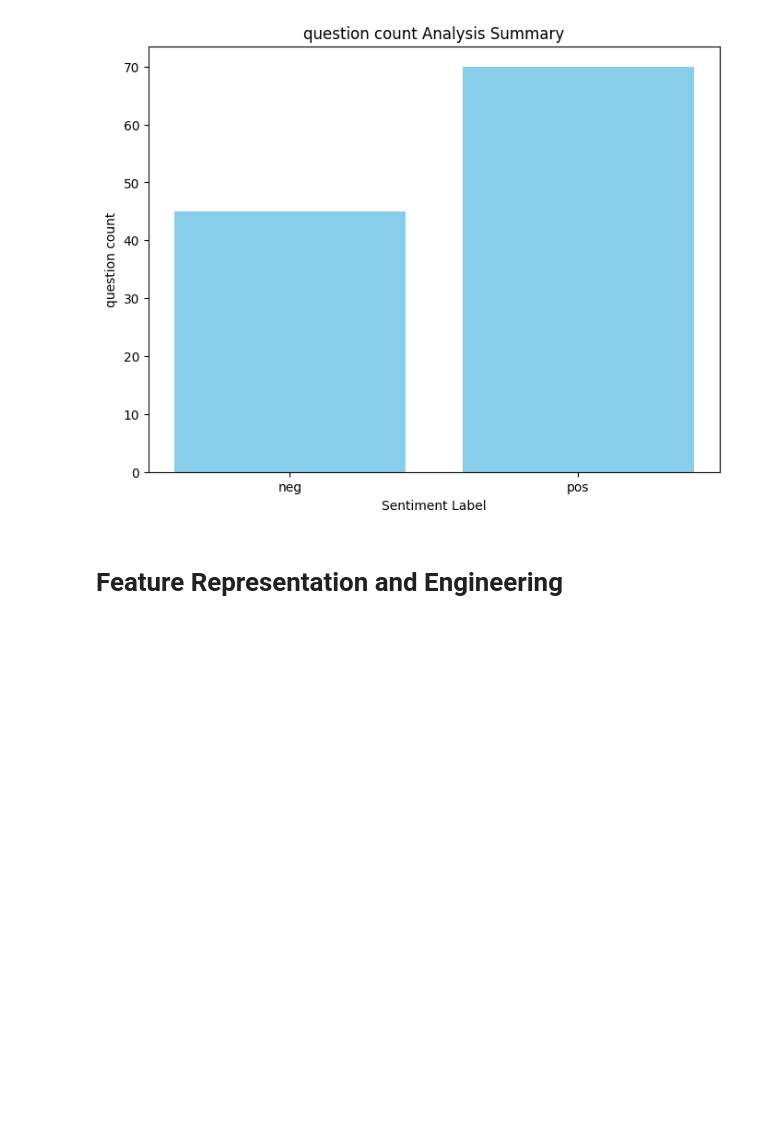
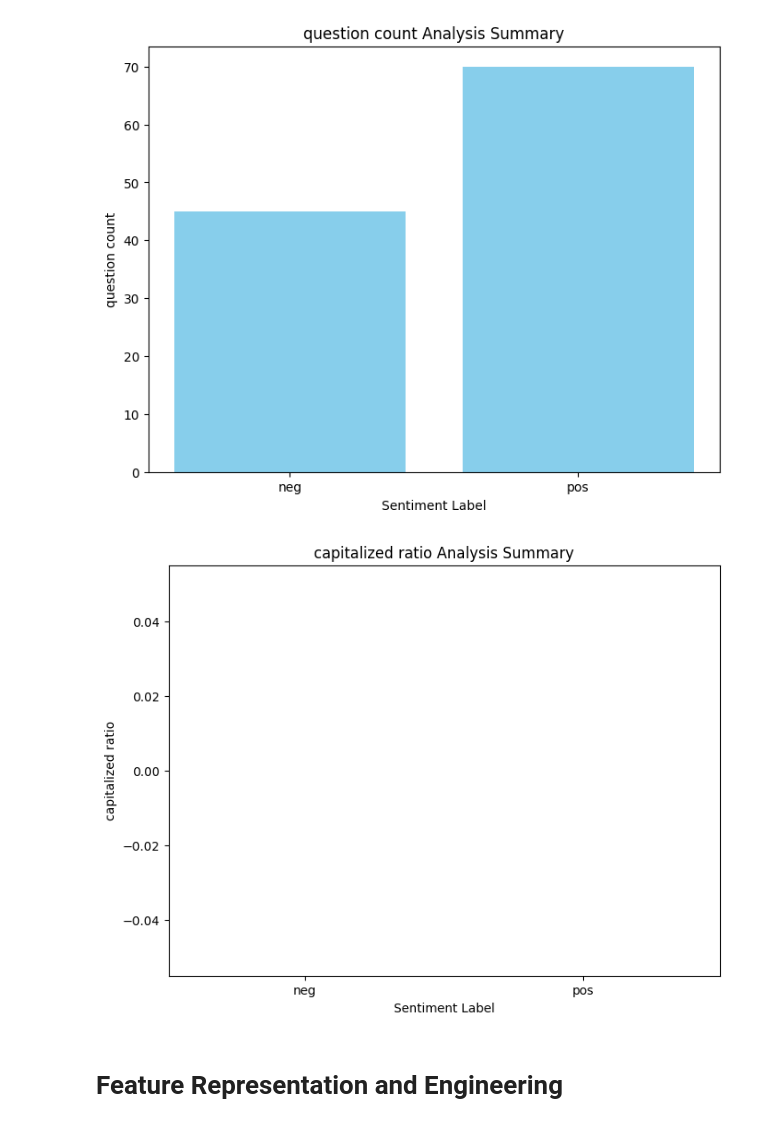
Before and after one commit to amjadAwad95/sentiment-analysis, a Jupyter notebook: main.ipynb, the cells around one changed output. Drawn from its saved outputs; the diff is of its cells as text; code cells hidden in the pictures; blank space fills up the shorter version.

```diff
--- a/main.ipynb
+++ b/main.ipynb
@@ -541,5 +543,12 @@ visualize=BarVisualize(sentiment_data['sentiment_label'],sentiment_data['questio
 visualize.visualize()
 # %% [output]
 [figure]
+# %%
+visualize=BarVisualize(sentiment_data['sentiment_label'],sentiment_data['capitalized_ratio'],
+                       y_label="capitalized ratio",x_label="Sentiment Label",color='skyblue',
+                       title='capitalized ratio Analysis Summary',grid=False)
+visualize.visualize()
+# %% [output]
+[figure, added]
 # %% [markdown]
 # Feature Representation and Engineering
```
Also changed, not shown: parts of 31 cells of this notebook.
